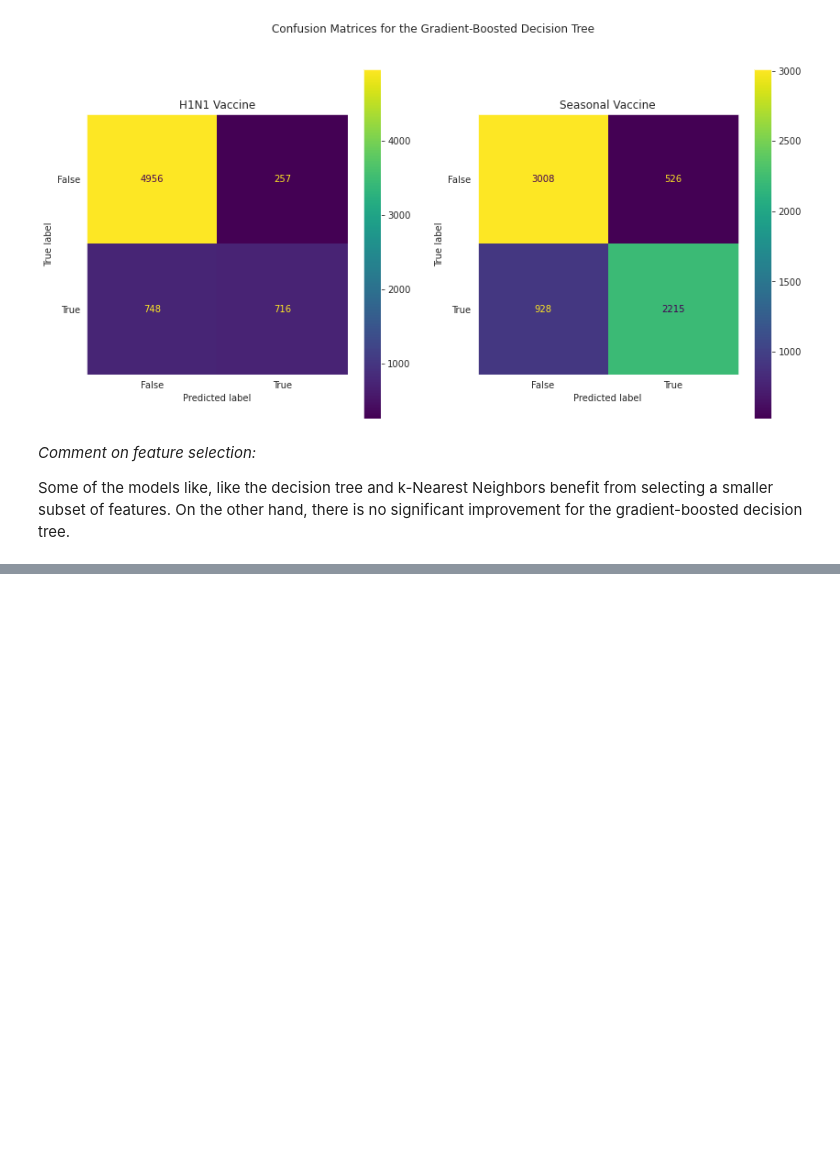
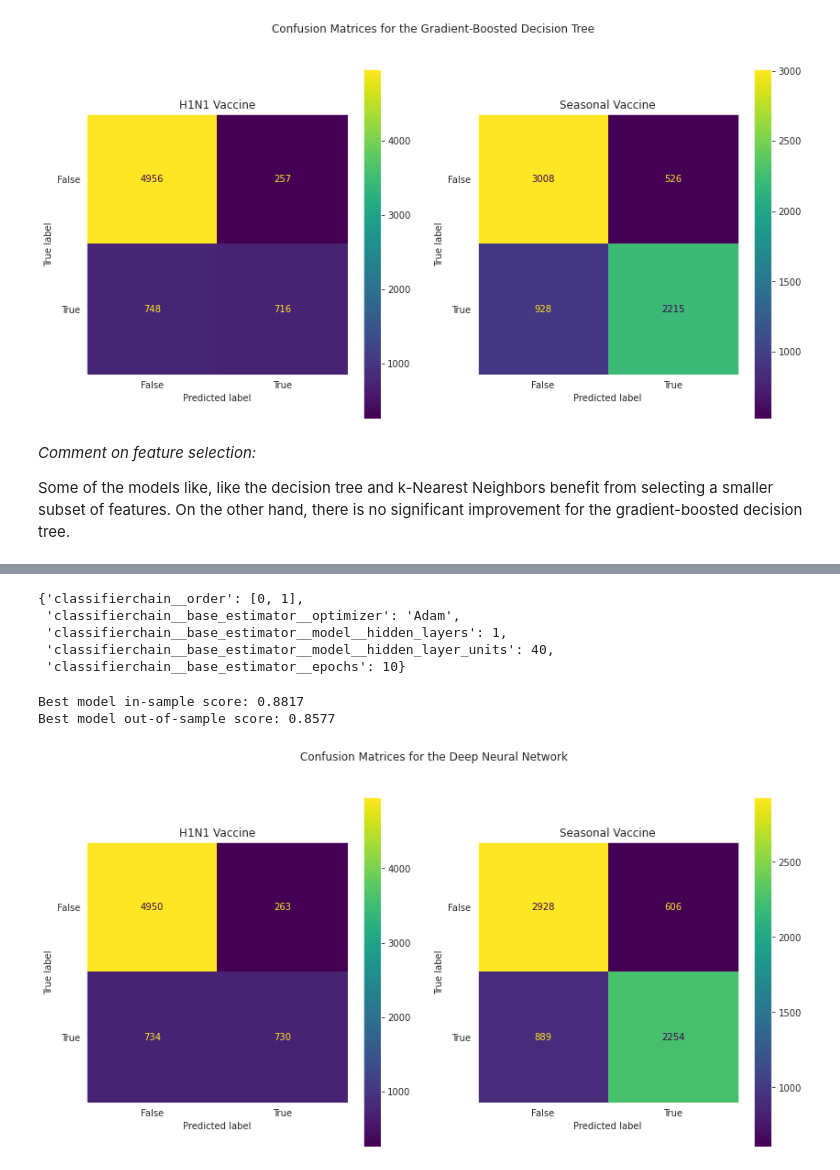
Before and after one commit to mhadjiantonis/FluShotLearning, a Jupyter notebook: FluShot.ipynb, the cells around one changed output, grey strips where cells are left out. Cells and saved outputs as stored; diff of their text form; code cells hidden in the pictures; blank space fills up the shorter version.

Commit message:
feat: Create and train a neural network model
Find best parameters for the model and make predictions for the
competition.

```diff
--- a/FluShot.ipynb
+++ b/FluShot.ipynb
@@ -746,0 +765,9 @@ Some of the  models like, like the decision tree and k-Nearest Neighbors benefit
+# %%
+from scikeras.wrappers import KerasClassifier
+from sklearn.multioutput import ClassifierChain
+
+chain = ClassifierChain(KerasClassifier(model=get_DNN_model, loss='binary_crossentropy', verbose=False))
+
+dnn_pipe = make_pipeline(col_transformer, chain)
+
+dnn_pipe
@@ -746,0 +792,14 @@ Some of the  models like, like the decision tree and k-Nearest Neighbors benefit
+# %%
+from sklearn.model_selection import RandomizedSearchCV
+
+params = {
+    'classifierchain__base_estimator__optimizer': ['Adam', 'Adamax', 'Nadam'],
+    'classifierchain__base_estimator__model__hidden_layers': [1, 2, 3],
+    'classifierchain__base_estimator__model__hidden_layer_units': [30, 40, 50],
+    'classifierchain__base_estimator__epochs': [5, 10, 15],
+    'classifierchain__order': [[0, 1], [1, 0]]
+}
+
+dnn_grid = RandomizedSearchCV(dnn_pipe, params, scoring='roc_auc', n_iter=81, verbose=1, n_jobs=1)
+
+dnn_grid.fit(X_train, Y_train)
@@ -746,0 +827,32 @@ Some of the  models like, like the decision tree and k-Nearest Neighbors benefit
+# %%
+# Best parameters for the model
+display(dnn_grid.best_params_)
+# %% [output]
+{'classifierchain__order': [0, 1],
+ 'classifierchain__base_estimator__optimizer': 'Adam',
+ 'classifierchain__base_estimator__model__hidden_layers': 1,
+ 'classifierchain__base_estimator__model__hidden_layer_units': 40,
+ 'classifierchain__base_estimator__epochs': 10}
+# %%
+# Score for best model, using test data
+print('Best model in-sample score: {:.4f}'.format(dnn_grid.score(X_train, Y_train)))
+print('Best model out-of-sample score: {:.4f}'.format(dnn_grid.score(X_test, Y_test)))
+# %% [output]
+Best model in-sample score: 0.8817
+Best model out-of-sample score: 0.8577
+# %%
+# Display confusion matrices for the model
+
+from sklearn.metrics import ConfusionMatrixDisplay
+
+predictions = dnn_grid.predict(X_test)
+
+fig = plt.figure(figsize=(14, 7))
+axs = fig.subplots(1, 2)
+for i, col in enumerate(Y_test.columns):
+    ConfusionMatrixDisplay.from_predictions(Y_test[col], predictions[:, i], ax=axs[i])
+    axs[i].set_title(col.title().replace('_', ' '))
+fig.suptitle('Confusion Matrices for the Deep Neural Network')
+plt.show()
+# %% [output]
+[figure, added]
```
Also changed, not shown: parts of 10 cells of this notebook.
